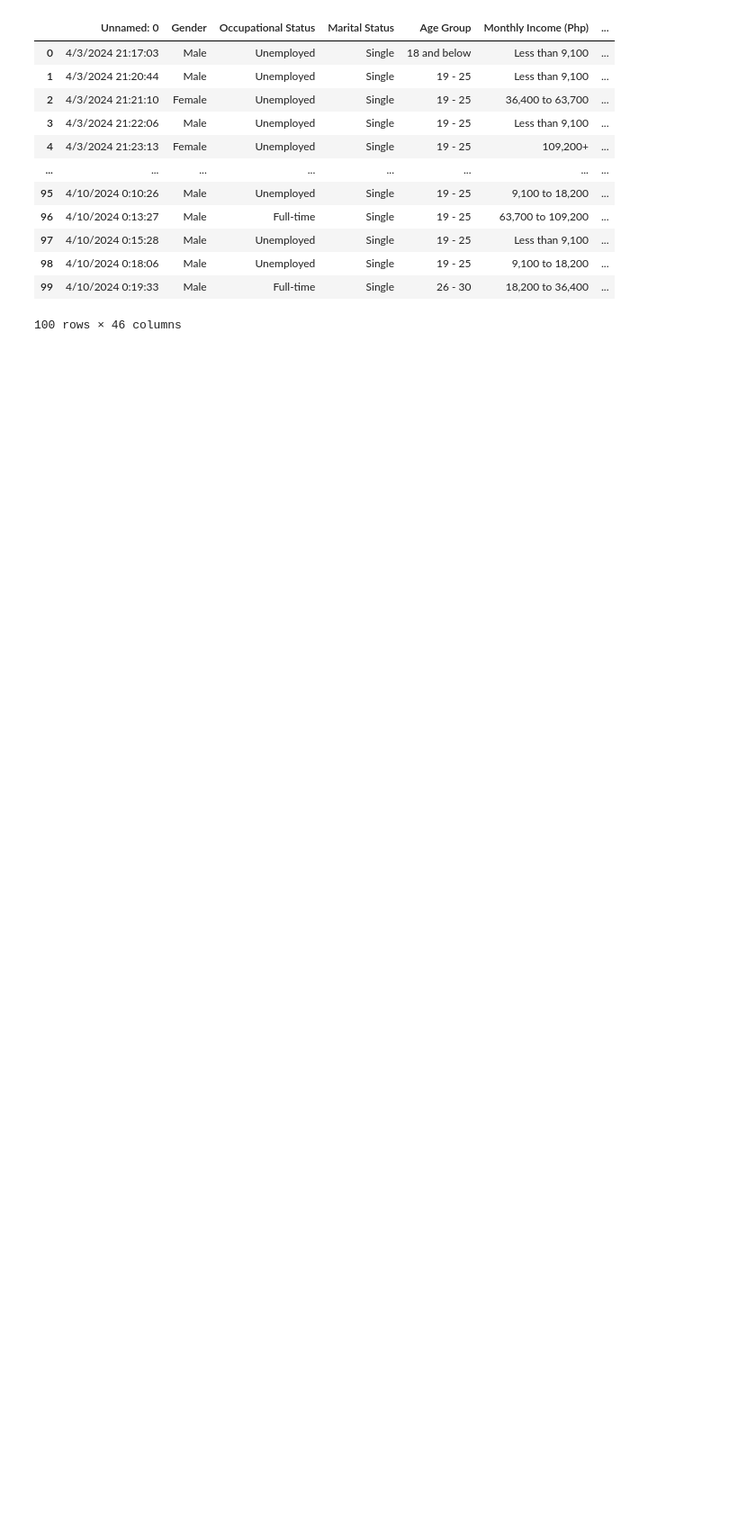
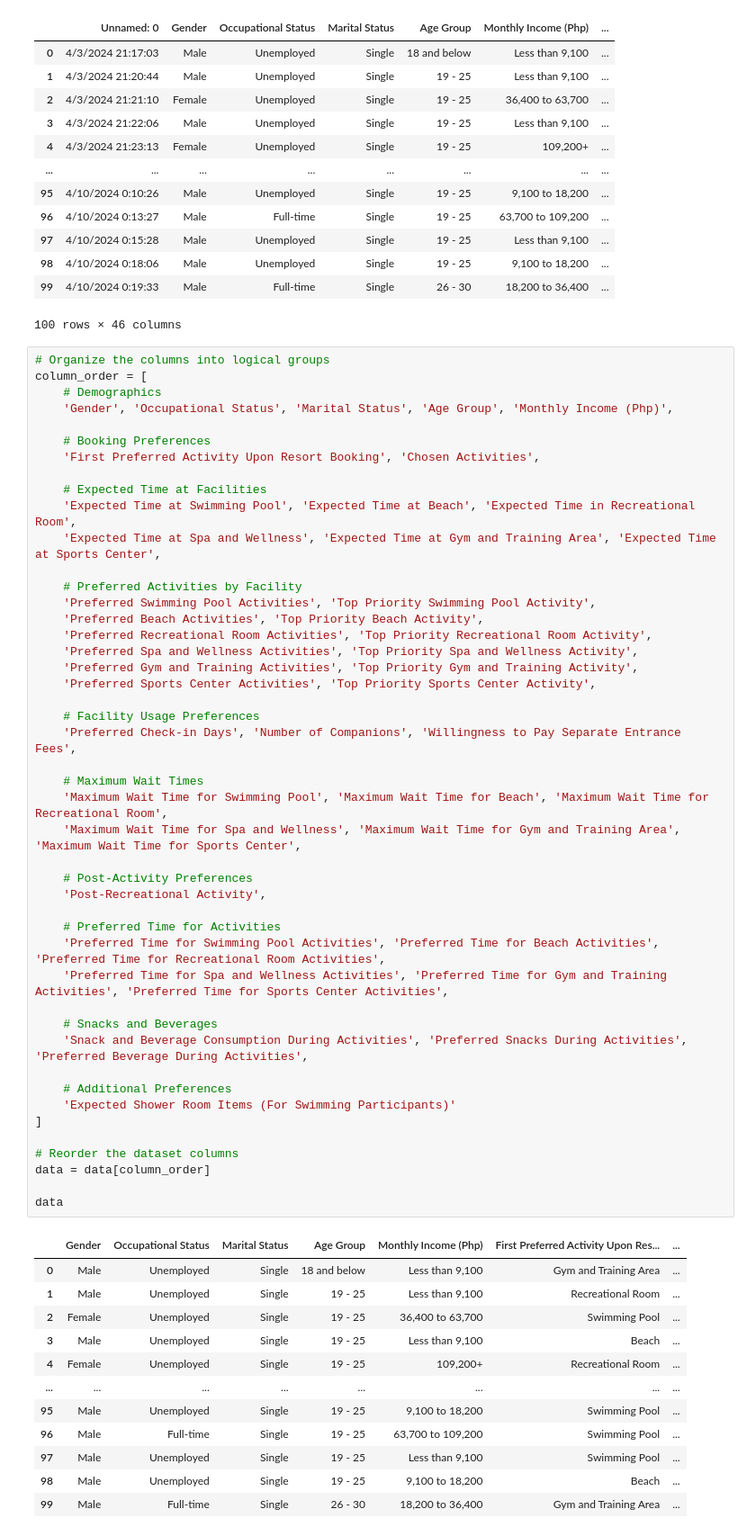
Before and after one commit to KinGabriel/Team_Sports_Survey_Analysis, a Jupyter notebook: preprocessing.ipynb, the cells around one changed output. Shown at 90% size. Cells and saved outputs as stored; diff of their text form; blank space fills up the shorter version.

Commit message:
Rearranged columns for better readability and understanding

```diff
--- a/preprocessing.ipynb
+++ b/preprocessing.ipynb
@@ -111,3 +111,62 @@ data
 | 98 | 4/10/2024 0:18:06 | Male | Unemployed | Single | 19 - 25 | 9,100 to 18,200 | ... |
 | 99 | 4/10/2024 0:19:33 | Male | Full-time | Single | 26 - 30 | 18,200 to 36,400 | ... |
 100 rows × 46 columns
+# %%
+# Organize the columns into logical groups
+column_order = [
+    # Demographics
+    'Gender', 'Occupational Status', 'Marital Status', 'Age Group', 'Monthly Income (Php)',
+
+    # Booking Preferences
+    'First Preferred Activity Upon Resort Booking', 'Chosen Activities',
+
+    # Expected Time at Facilities
+    'Expected Time at Swimming Pool', 'Expected Time at Beach', 'Expected Time in Recreational Room',
+    'Expected Time at Spa and Wellness', 'Expected Time at Gym and Training Area', 'Expected Time at Sports Center',
+
+    # Preferred Activities by Facility
+    'Preferred Swimming Pool Activities', 'Top Priority Swimming Pool Activity',
+    'Preferred Beach Activities', 'Top Priority Beach Activity',
+    'Preferred Recreational Room Activities', 'Top Priority Recreational Room Activity',
+    'Preferred Spa and Wellness Activities', 'Top Priority Spa and Wellness Activity',
+    'Preferred Gym and Training Activities', 'Top Priority Gym and Training Activity',
+    'Preferred Sports Center Activities', 'Top Priority Sports Center Activity',
+
+    # Facility Usage Preferences
+    'Preferred Check-in Days', 'Number of Companions', 'Willingness to Pay Separate Entrance Fees',
+
+    # Maximum Wait Times
+    'Maximum Wait Time for Swimming Pool', 'Maximum Wait Time for Beach', 'Maximum Wait Time for Recreational Room',
+    'Maximum Wait Time for Spa and Wellness', 'Maximum Wait Time for Gym and Training Area', 'Maximum Wait Time for Sports Center',
+
+    # Post-Activity Preferences
+    'Post-Recreational Activity',
+
+    # Preferred Time for Activities
+    'Preferred Time for Swimming Pool Activities', 'Preferred Time for Beach Activities', 'Preferred Time for Recreational Room Activities',
+    'Preferred Time for Spa and Wellness Activities', 'Preferred Time for Gym and Training Activities', 'Preferred Time for Sports Center Activities',
+
+    # Snacks and Beverages
+    'Snack and Beverage Consumption During Activities', 'Preferred Snacks During Activities', 'Preferred Beverage During Activities',
+
+    # Additional Preferences
+    'Expected Shower Room Items (For Swimming Participants)'
+]
+
+# Reorder the dataset columns
+data = data[column_order]
+
+data
+# %% [output]
+|  | Gender | Occupational Status | Marital Status | Age Group | Monthly Income (Php) | First Preferred Activity Upon Res... | ... |
+| 0 | Male | Unemployed | Single | 18 and below | Less than 9,100 | Gym and Training Area | ... |
+| 1 | Male | Unemployed | Single | 19 - 25 | Less than 9,100 | Recreational Room | ... |
+| 2 | Female | Unemployed | Single | 19 - 25 | 36,400 to 63,700 | Swimming Pool | ... |
+| 3 | Male | Unemployed | Single | 19 - 25 | Less than 9,100 | Beach | ... |
+| 4 | Female | Unemployed | Single | 19 - 25 | 109,200+ | Recreational Room | ... |
+| ... | ... | ... | ... | ... | ... | ... | ... |
+| 95 | Male | Unemployed | Single | 19 - 25 | 9,100 to 18,200 | Swimming Pool | ... |
+| 96 | Male | Full-time | Single | 19 - 25 | 63,700 to 109,200 | Swimming Pool | ... |
+| 97 | Male | Unemployed | Single | 19 - 25 | Less than 9,100 | Swimming Pool | ... |
+| 98 | Male | Unemployed | Single | 19 - 25 | 9,100 to 18,200 | Beach | ... |
+| 99 | Male | Full-time | Single | 26 - 30 | 18,200 to 36,400 | Gym and Training Area | ... |
```
Also changed, not shown: parts of 1 cell of this notebook.
